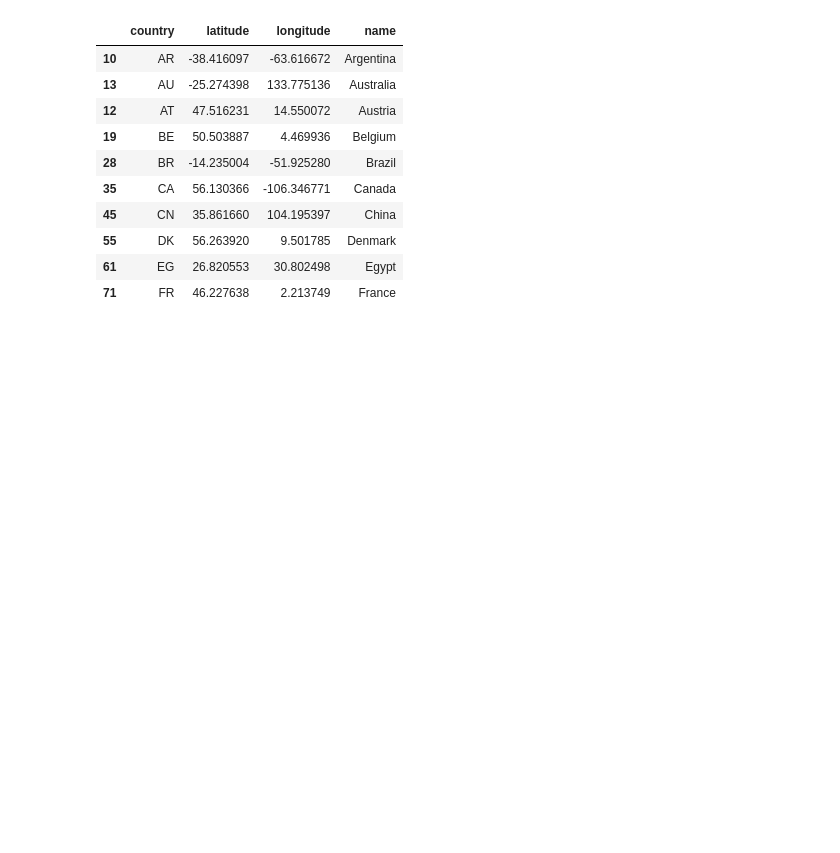
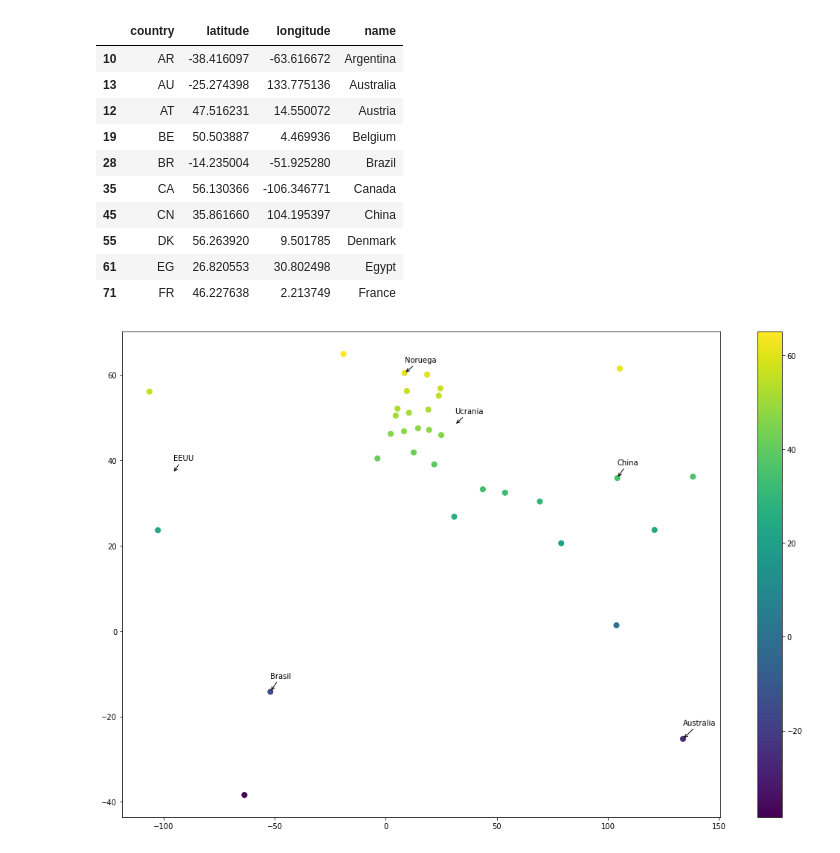
Before and after one commit to SamanthaGuinanzaca/MapofScience_Deber, a Jupyter notebook: Untitled.ipynb, the cells around one changed output. Cells and saved outputs as stored; diff of their text form; code cells hidden in the pictures; blank space fills up the shorter version.

Commit message:
Se puso el codigo para agregar el plot de paises

```diff
--- a/Untitled.ipynb
+++ b/Untitled.ipynb
@@ -100,3 +100,34 @@ all_data.head(10)
 | 71 | FR | 46.227638 | 2.213749 | France |
 # %%
 import matplotlib.pyplot as plt
+# %%
+pltb.scatter(all_data.longitude, all_data.latitude, s=50, c=all_data.latitude)
+pltb.colorbar()
+
+ard = dict(arrowstyle="->")
+
+pltb.annotate('Ucrania', xy = (31.16558,48.379433),
+               xytext = (31.16558,51), arrowprops= ard)
+
+pltb.annotate('EEUU', xy = (-95.712891, 37.09024),
+               xytext = (-95.712891, 40), arrowprops = ard)
+
+pltb.annotate('Brasil', xy = (-51.92528, -14.235004),
+               xytext = (-51.92528, -11), arrowprops= ard)
+
+pltb.annotate('Australia', xy = (133.775136, -25.274398),
+               xytext = (133.775136, -22), arrowprops= ard)
+
+pltb.annotate('Noruega', xy = (8.468946, 60.472024),
+               xytext = (8.468946, 63), arrowprops= ard)
+
+pltb.annotate('China', xy = (104.195397, 35.86166),
+               xytext = (104.195397, 39), arrowprops= ard)
+
+params = pltb.gcf()
+plSize = params.get_size_inches()
+params.set_size_inches( (plSize[0] * 3, plSize[1] * 3) )
+
+pltb.savefig("Map of Science.png")
+# %% [output]
+[figure, added]
```
